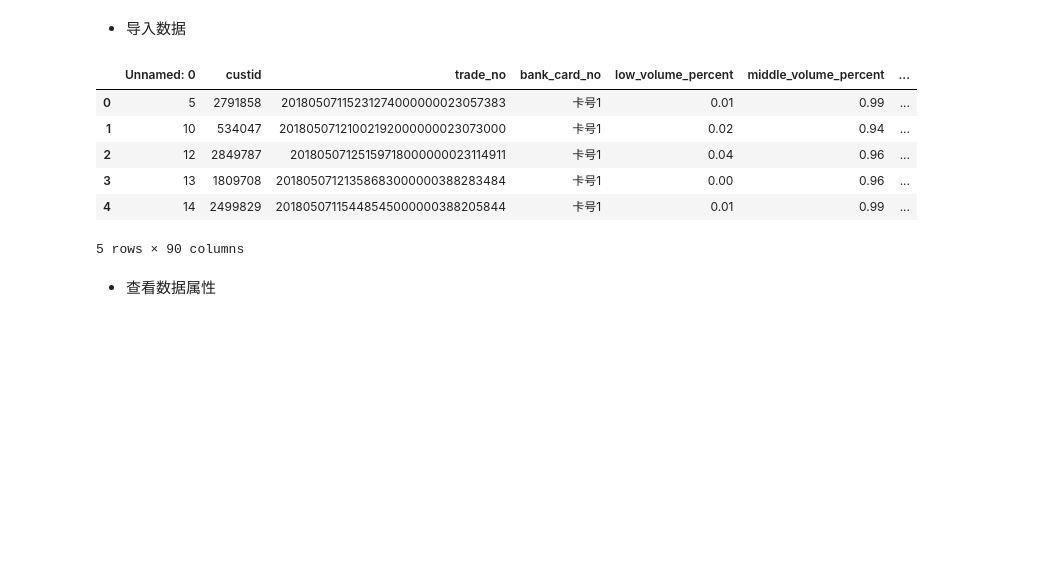
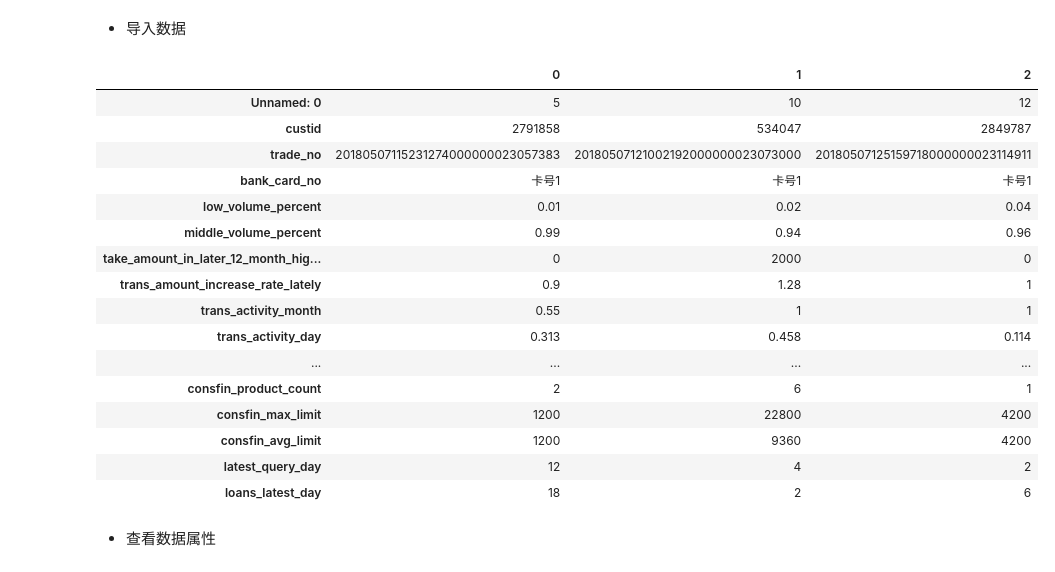
Before and after one commit to loaol/DataScience, a Jupyter notebook: DataMining/Task1.ipynb, the cells around one changed output. Cells and saved outputs as stored; diff of their text form; code cells hidden in the pictures; blank space fills up the shorter version.

```diff
--- a/DataMining/Task1.ipynb
+++ b/DataMining/Task1.ipynb
@@ -24,19 +24,32 @@ warnings.filterwarnings('ignore')
 import matplotlib as mpl
 mpl.rcParams['font.sans-serif']=[u'SimHei']
 mpl.rcParams['axes.unicode_minus']=False
+
+pd.set_option('display.max_rows', 100)
+pd.set_option('display.max_colwidth', 50)
 # %% [markdown]
  - 导入数据
 # %%
 data = pd.read_csv('./data/data.csv', encoding='gbk')
-data.head()
+data.head(3).T
 # %% [output]
-|  | Unnamed: 0 | custid | trade_no | bank_card_no | low_volume_percent | middle_volume_percent | ... |
-| 0 | 5 | 2791858 | 20180507115231274000000023057383 | 卡号1 | 0.01 | 0.99 | ... |
-| 1 | 10 | 534047 | 20180507121002192000000023073000 | 卡号1 | 0.02 | 0.94 | ... |
-| 2 | 12 | 2849787 | 20180507125159718000000023114911 | 卡号1 | 0.04 | 0.96 | ... |
-| 3 | 13 | 1809708 | 20180507121358683000000388283484 | 卡号1 | 0.00 | 0.96 | ... |
-| 4 | 14 | 2499829 | 20180507115448545000000388205844 | 卡号1 | 0.01 | 0.99 | ... |
+|  | 0 | 1 | 2 |
+| Unnamed: 0 | 5 | 10 | 12 |
+| custid | 2791858 | 534047 | 2849787 |
+| trade_no | 20180507115231274000000023057383 | 20180507121002192000000023073000 | 20180507125159718000000023114911 |
+| bank_card_no | 卡号1 | 卡号1 | 卡号1 |
+| low_volume_percent | 0.01 | 0.02 | 0.04 |
+| middle_volume_percent | 0.99 | 0.94 | 0.96 |
+| take_amount_in_later_12_month_hig... | 0 | 2000 | 0 |
+| trans_amount_increase_rate_lately | 0.9 | 1.28 | 1 |
+| trans_activity_month | 0.55 | 1 | 1 |
+| trans_activity_day | 0.313 | 0.458 | 0.114 |
+| ... | ... | ... | ... |
+| consfin_product_count | 2 | 6 | 1 |
+| consfin_max_limit | 1200 | 22800 | 4200 |
+| consfin_avg_limit | 1200 | 9360 | 4200 |
+| latest_query_day | 12 | 4 | 2 |
+| loans_latest_day | 18 | 2 | 6 |
-5 rows × 90 columns
 # %% [markdown]
  - 查看数据属性
 # %%
```
Also changed, not shown: parts of 2 cells of this notebook.
